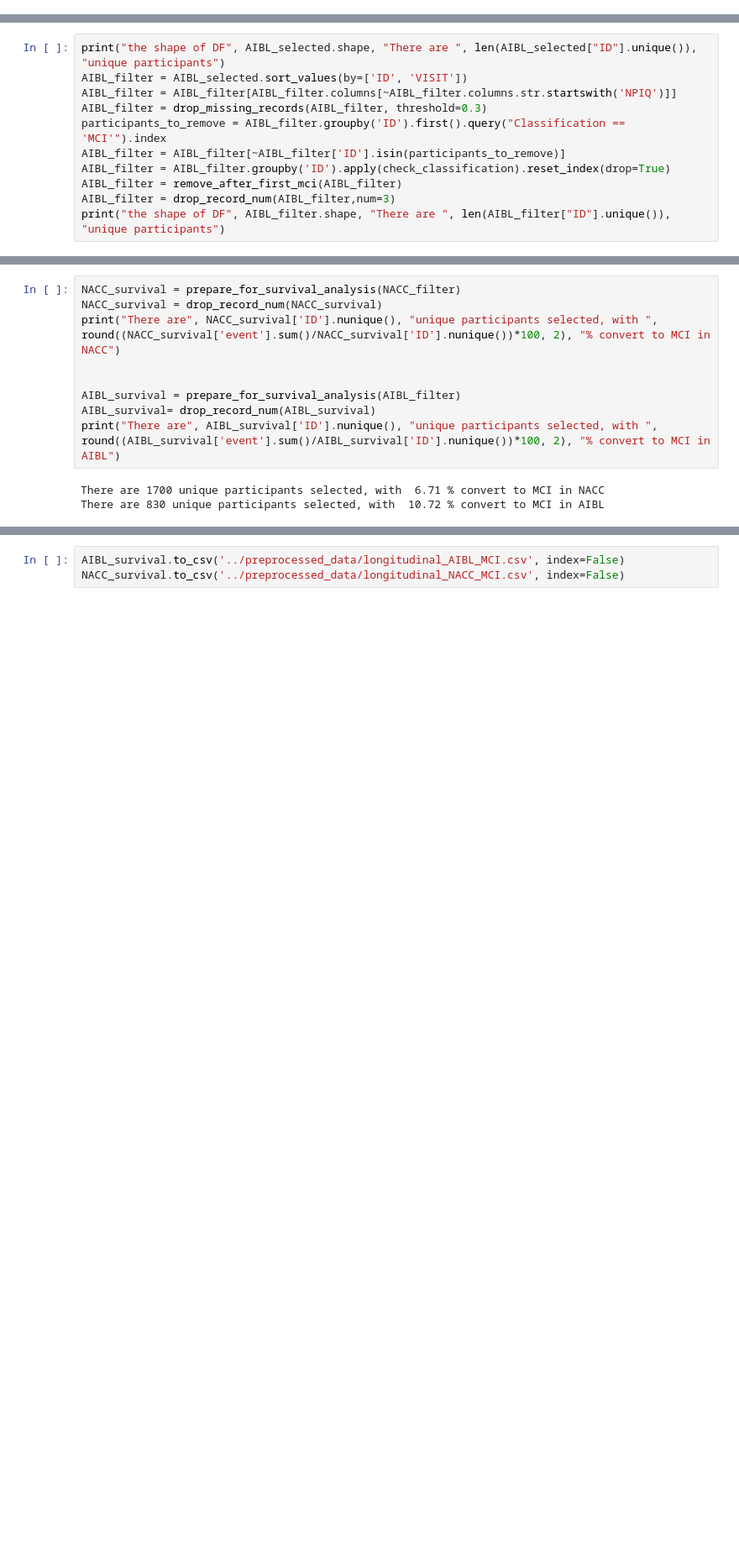
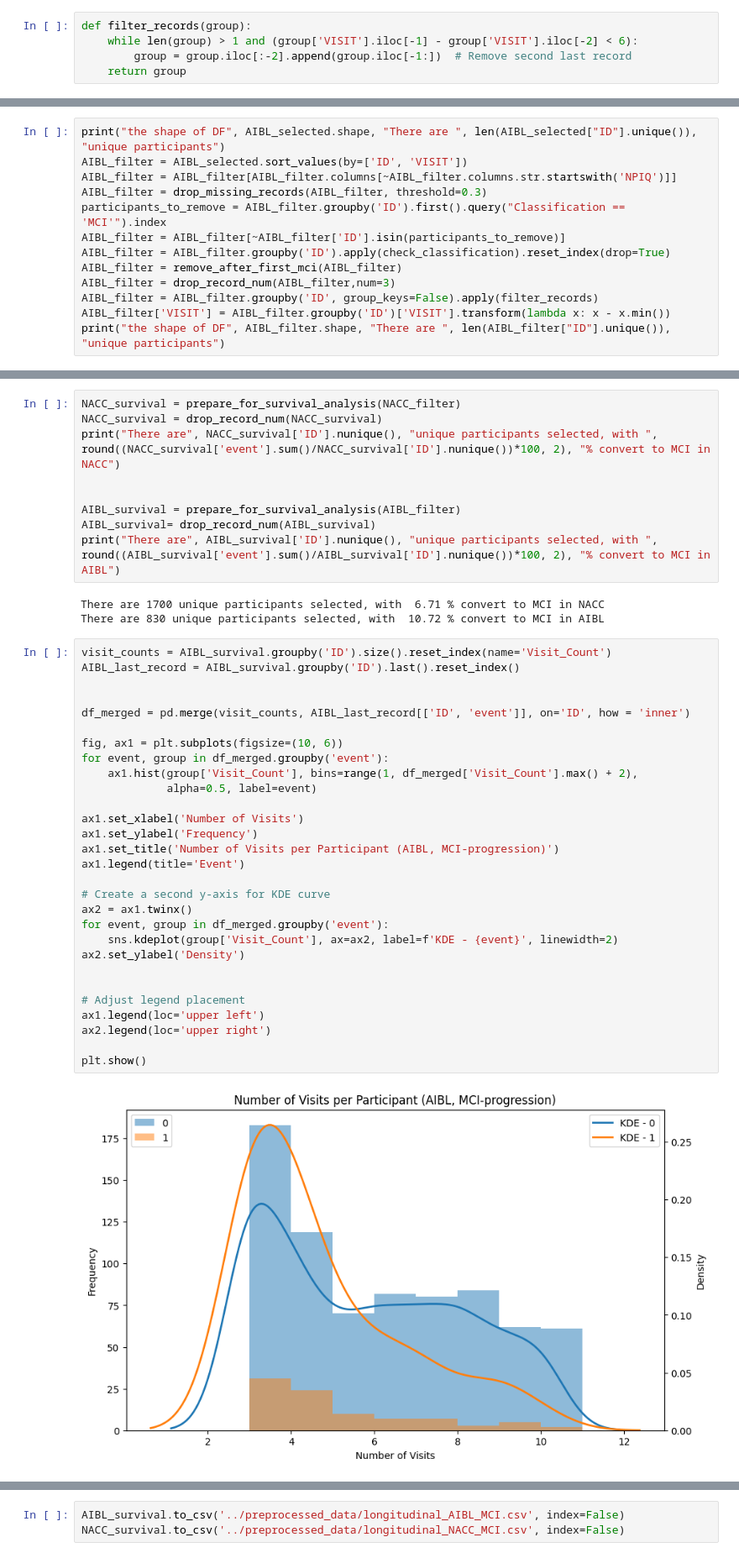
Before and after one commit to Sabrina-wyh/survival_Anlysis_Clustering, a Jupyter notebook: code/preprocessing(AIBL+NACC) simplify MCI.ipynb, the cells around one changed output, grey strips where cells are left out. Shown: that part at 84% size. Cells and saved outputs as stored; diff of their text form; blank space fills up the shorter version.

Commit message:
update month=0 and backward visits

```diff
--- a/code/preprocessing(AIBL+NACC) simplify MCI.ipynb
+++ b/code/preprocessing(AIBL+NACC) simplify MCI.ipynb
@@ -265,6 +265,11 @@ def remove_after_first_mci(df):
 
     df = df.sort_values(by=['ID', 'age']).groupby('ID', group_keys=False).apply(truncate_after_mci).reset_index(drop=True)
     return df
+# %%
+def filter_records(group):
+    while len(group) > 1 and (group['VISIT'].iloc[-1] - group['VISIT'].iloc[-2] < 6):
+        group = group.iloc[:-2].append(group.iloc[-1:])  # Remove second last record
+    return group
 # %%
 print("the shape of DF", NACC_selected.shape, "There are ", len(NACC_selected["ID"].unique()), "unique participants")
 NACC_filter = NACC_selected.sort_values(by=['ID', 'VISIT'])
@@ -290,6 +297,8 @@ AIBL_filter = AIBL_filter[~AIBL_filter['ID'].isin(participants_to_remove)]
 AIBL_filter = AIBL_filter.groupby('ID').apply(check_classification).reset_index(drop=True)
 AIBL_filter = remove_after_first_mci(AIBL_filter)
 AIBL_filter = drop_record_num(AIBL_filter,num=3)
+AIBL_filter = AIBL_filter.groupby('ID', group_keys=False).apply(filter_records)
+AIBL_filter['VISIT'] = AIBL_filter.groupby('ID')['VISIT'].transform(lambda x: x - x.min())
 print("the shape of DF", AIBL_filter.shape, "There are ", len(AIBL_filter["ID"].unique()), "unique participants")
 # %% [output]
 the shape of DF (8048, 43) There are  1993 unique participants
@@ -463,3 +476,34 @@ print("There are", AIBL_survival['ID'].nunique(), "unique participants selected,
 # %% [output]
 There are 1700 unique participants selected, with  6.71 % convert to MCI in NACC
 There are 830 unique participants selected, with  10.72 % convert to MCI in AIBL
+# %%
+visit_counts = AIBL_survival.groupby('ID').size().reset_index(name='Visit_Count')
+AIBL_last_record = AIBL_survival.groupby('ID').last().reset_index()
+
+
+df_merged = pd.merge(visit_counts, AIBL_last_record[['ID', 'event']], on='ID', how = 'inner')
+
+fig, ax1 = plt.subplots(figsize=(10, 6))
+for event, group in df_merged.groupby('event'):
+    ax1.hist(group['Visit_Count'], bins=range(1, df_merged['Visit_Count'].max() + 2),
+             alpha=0.5, label=event)
+
+ax1.set_xlabel('Number of Visits')
+ax1.set_ylabel('Frequency')
+ax1.set_title('Number of Visits per Participant (AIBL, MCI-progression)')
+ax1.legend(title='Event')
+
+# Create a second y-axis for KDE curve
+ax2 = ax1.twinx()
+for event, group in df_merged.groupby('event'):
+    sns.kdeplot(group['Visit_Count'], ax=ax2, label=f'KDE - {event}', linewidth=2)
+ax2.set_ylabel('Density')
+
+
+# Adjust legend placement
+ax1.legend(loc='upper left')
+ax2.legend(loc='upper right')
+
+plt.show()
+# %% [output]
+[figure, added]
```
Also changed, not shown: parts of 6 cells of this notebook, 9 other files.
